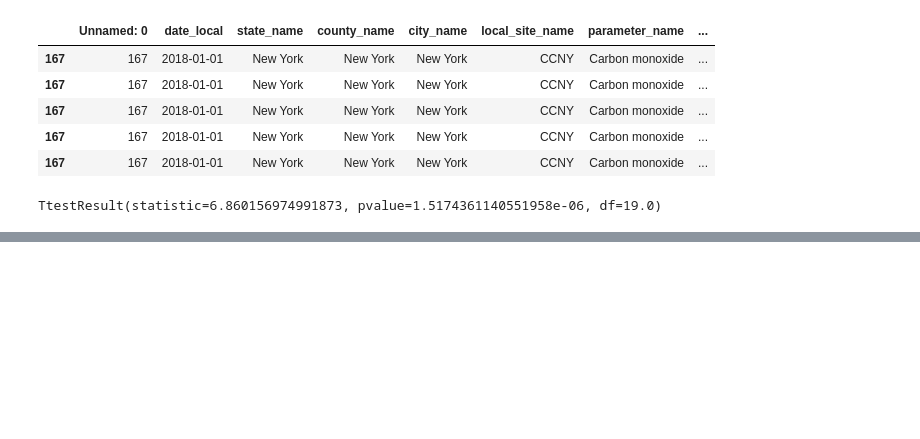
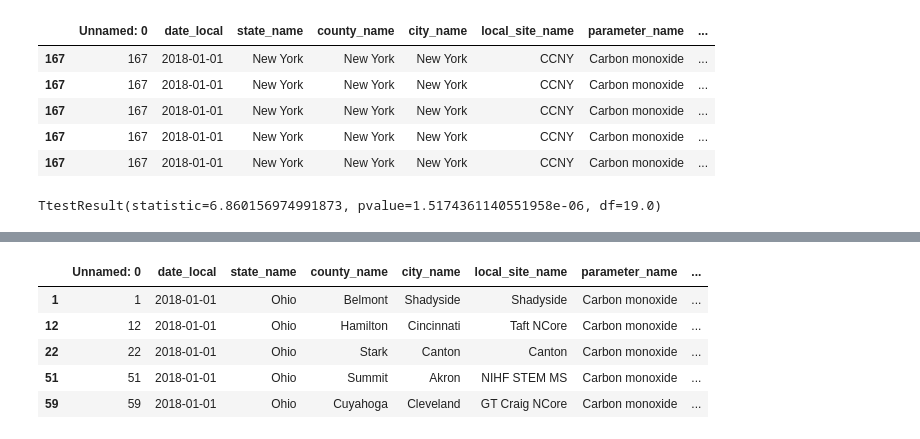
Before and after one commit to Sangamdangal/Statistics, a Jupyter notebook: Activity_hypothesis_testing.ipynb, the cells around one changed output, grey strips where cells are left out. Saved outputs shown, nothing was run; the diff lists cells and outputs as text; code cells hidden in the pictures; blank space fills up the shorter version.

```diff
--- a/Activity_hypothesis_testing.ipynb
+++ b/Activity_hypothesis_testing.ipynb
@@ -107,0 +131,10 @@ TtestResult(statistic=6.860156974991873, pvalue=1.5174361140551958e-06, df=19.0)
+# %%
+aqi_ohio = aqi[aqi['state_name'] == 'Ohio']
+aqi_ohio.head(5)
+# %% [output]
+|  | Unnamed: 0 | date_local | state_name | county_name | city_name | local_site_name | parameter_name | ... |
+| 1 | 1 | 2018-01-01 | Ohio | Belmont | Shadyside | Shadyside | Carbon monoxide | ... |
+| 12 | 12 | 2018-01-01 | Ohio | Hamilton | Cincinnati | Taft NCore | Carbon monoxide | ... |
+| 22 | 22 | 2018-01-01 | Ohio | Stark | Canton | Canton | Carbon monoxide | ... |
+| 51 | 51 | 2018-01-01 | Ohio | Summit | Akron | NIHF STEM MS | Carbon monoxide | ... |
+| 59 | 59 | 2018-01-01 | Ohio | Cuyahoga | Cleveland | GT Craig NCore | Carbon monoxide | ... |
```
Also changed, not shown: parts of 17 cells of this notebook.
